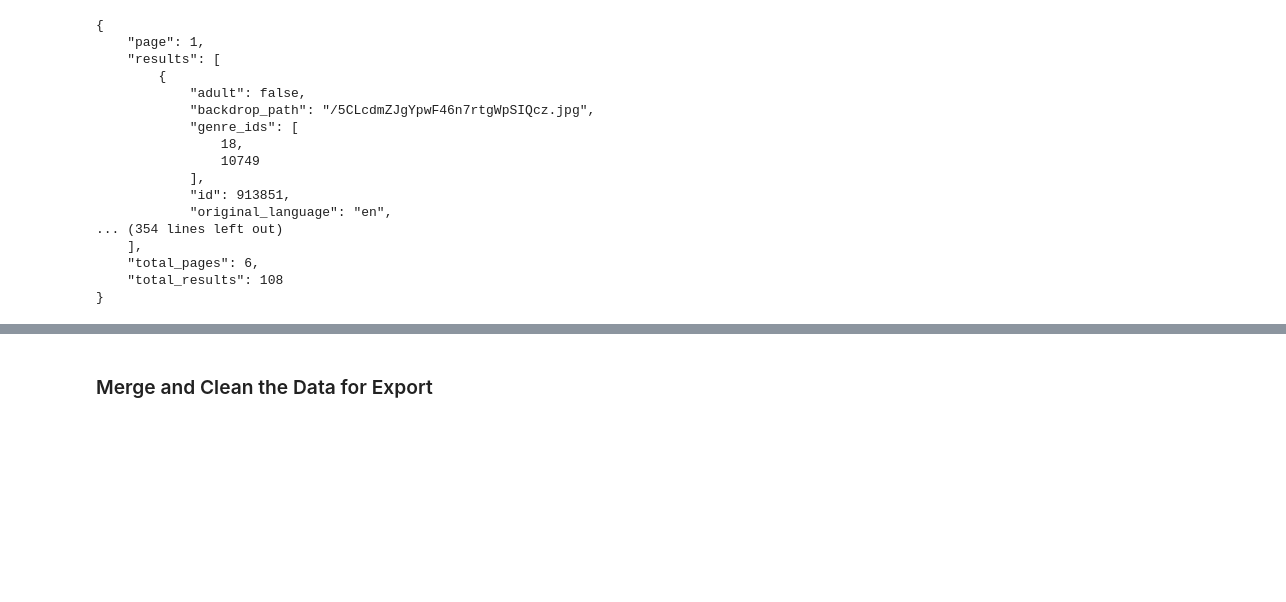
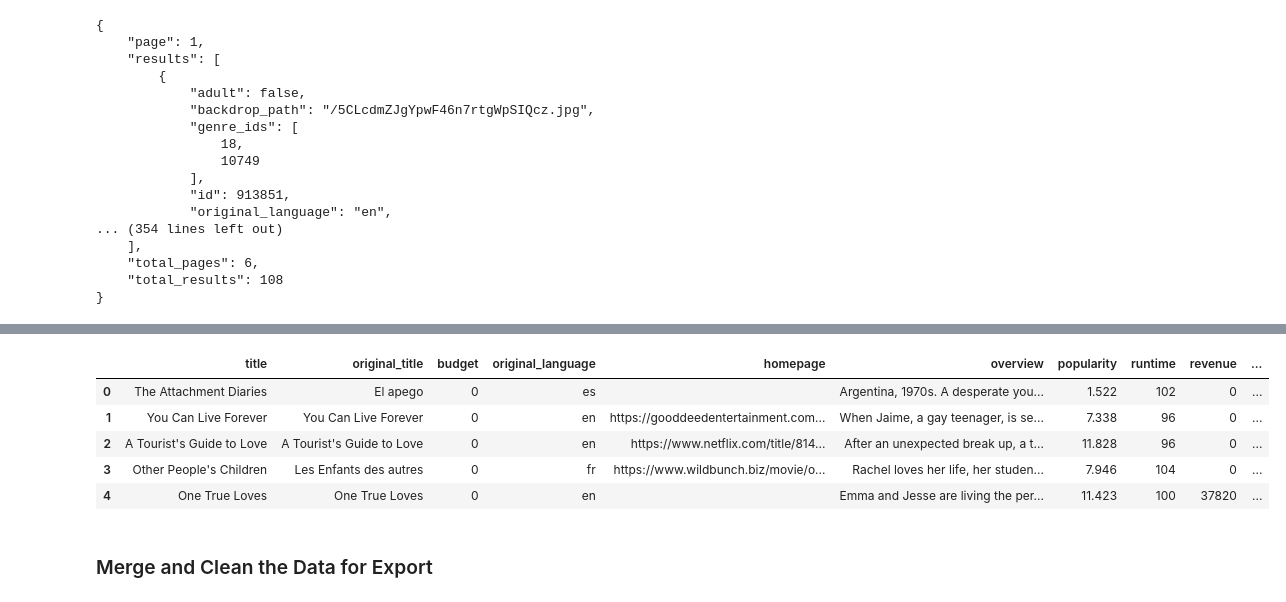
Before and after one commit to mmccanse/data-sourcing-challenge, a Jupyter notebook: retrieve_movie_data.ipynb, the cells around one changed output, grey strips where cells are left out. Drawn from its saved outputs; the diff is of its cells as text; code cells hidden in the pictures; blank space fills up the shorter version.

```diff
--- a/retrieve_movie_data.ipynb
+++ b/retrieve_movie_data.ipynb
@@ -543,5 +415,16 @@ tmdb_movies_list
 # %%
 # Convert the results to a DataFrame
+tmdb_df = pd.DataFrame(tmdb_movies_list)
+# %%
+# Preview first 5 rows of dataframe
+tmdb_df.head()
+# %% [output]
+|  | title | original_title | budget | original_language | homepage | overview | popularity | runtime | revenue | ... |
+| 0 | The Attachment Diaries | El apego | 0 | es |  | Argentina, 1970s. A desperate you... | 1.522 | 102 | 0 | ... |
+| 1 | You Can Live Forever | You Can Live Forever | 0 | en | https://gooddeedentertainment.com... | When Jaime, a gay teenager, is se... | 7.338 | 96 | 0 | ... |
+| 2 | A Tourist's Guide to Love | A Tourist's Guide to Love | 0 | en | https://www.netflix.com/title/814... | After an unexpected break up, a t... | 11.828 | 96 | 0 | ... |
+| 3 | Other People's Children | Les Enfants des autres | 0 | fr | https://www.wildbunch.biz/movie/o... | Rachel loves her life, her studen... | 7.946 | 104 | 0 | ... |
+| 4 | One True Loves | One True Loves | 0 | en |  | Emma and Jesse are living the per... | 11.423 | 100 | 37820 | ... |
 # %% [markdown]
 ### Merge and Clean the Data for Export
 # %%
```
Also changed, not shown: parts of 15 cells of this notebook.
